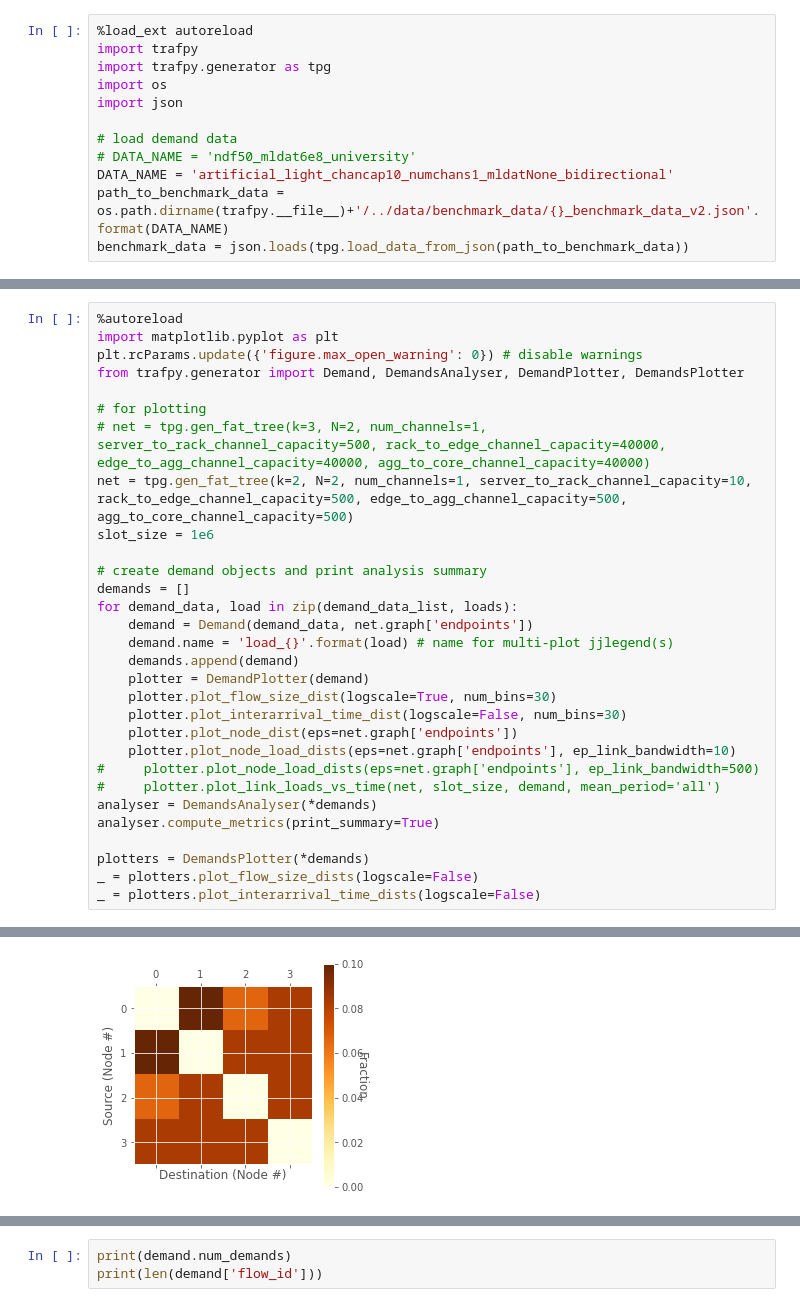
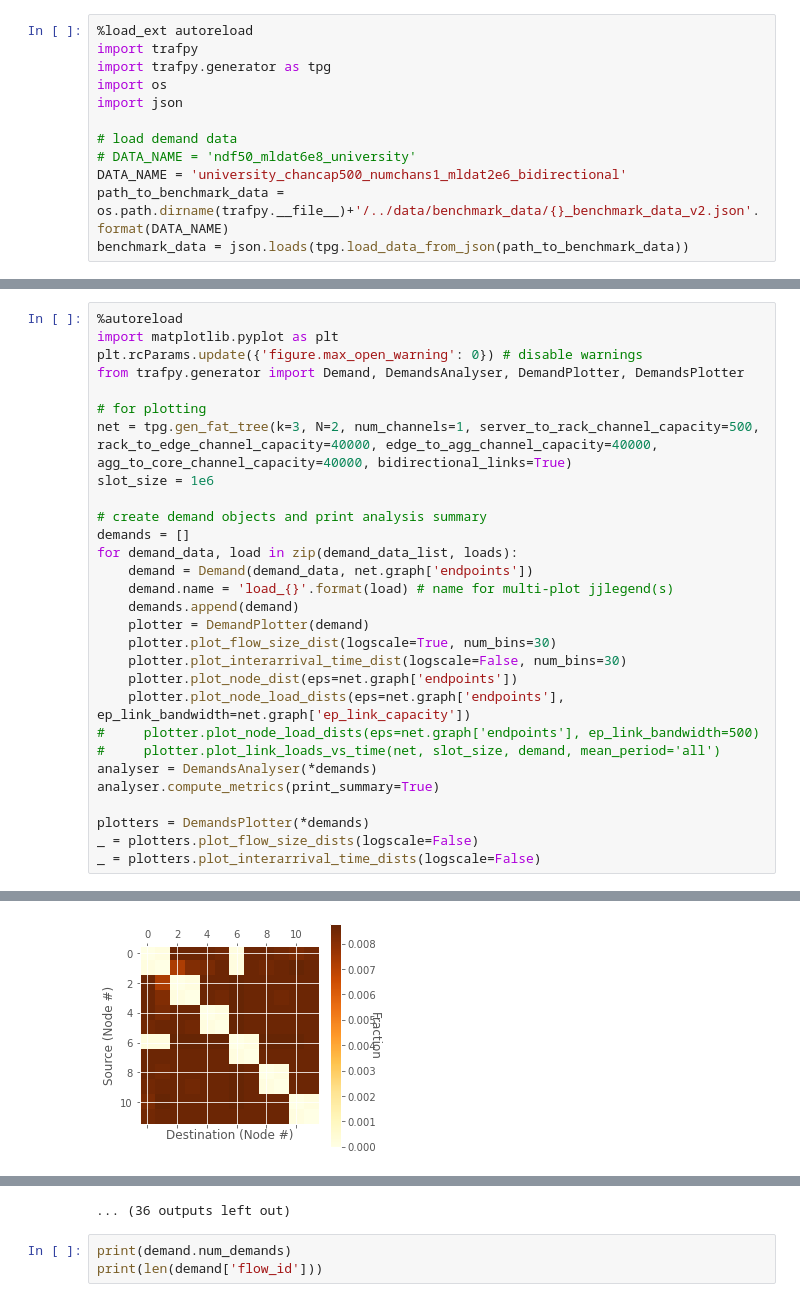
Before and after one commit to cwfparsonson/trafpy, a Jupyter notebook: notebooks/demand_plotbed.ipynb, the cells around one changed output, grey strips where cells are left out. Drawn from its saved outputs; the diff is of its cells as text.

Commit message:
:hammer: Refactored fat tree total network capacity.

```diff
--- a/notebooks/demand_plotbed.ipynb
+++ b/notebooks/demand_plotbed.ipynb
@@ -7,7 +7,7 @@ import json
 
 # load demand data
 # DATA_NAME = 'ndf50_mldat6e8_university'
-DATA_NAME = 'artificial_light_chancap10_numchans1_mldatNone_bidirectional'
+DATA_NAME = 'university_chancap500_numchans1_mldat2e6_bidirectional'
 path_to_benchmark_data = os.path.dirname(trafpy.__file__)+'/../data/benchmark_data/{}_benchmark_data_v2.json'.format(DATA_NAME)
 benchmark_data = json.loads(tpg.load_data_from_json(path_to_benchmark_data))
 # %% [output]
@@ -40,8 +40,7 @@ plt.rcParams.update({'figure.max_open_warning': 0}) # disable warnings
 from trafpy.generator import Demand, DemandsAnalyser, DemandPlotter, DemandsPlotter
 
 # for plotting
-# net = tpg.gen_fat_tree(k=3, N=2, num_channels=1, server_to_rack_channel_capacity=500, rack_to_edge_channel_capacity=40000, edge_to_agg_channel_capacity=40000, agg_to_core_channel_capacity=40000)
-net = tpg.gen_fat_tree(k=2, N=2, num_channels=1, server_to_rack_channel_capacity=10, rack_to_edge_channel_capacity=500, edge_to_agg_channel_capacity=500, agg_to_core_channel_capacity=500)
+net = tpg.gen_fat_tree(k=3, N=2, num_channels=1, server_to_rack_channel_capacity=500, rack_to_edge_channel_capacity=40000, edge_to_agg_channel_capacity=40000, agg_to_core_channel_capacity=40000, bidirectional_links=True)
 slot_size = 1e6
 
 # create demand objects and print analysis summary
@@ -54,7 +53,7 @@ for demand_data, load in zip(demand_data_list, loads):
     plotter.plot_flow_size_dist(logscale=True, num_bins=30)
     plotter.plot_interarrival_time_dist(logscale=False, num_bins=30)
     plotter.plot_node_dist(eps=net.graph['endpoints'])
-    plotter.plot_node_load_dists(eps=net.graph['endpoints'], ep_link_bandwidth=10)
+    plotter.plot_node_load_dists(eps=net.graph['endpoints'], ep_link_bandwidth=net.graph['ep_link_capacity'])
 #     plotter.plot_node_load_dists(eps=net.graph['endpoints'], ep_link_bandwidth=500)
 #     plotter.plot_link_loads_vs_time(net, slot_size, demand, mean_period='all')
 analyser = DemandsAnalyser(*demands)
@@ -74,2 +77,2 @@ _ = plotters.plot_interarrival_time_dists(logscale=False)
-[figure, old version]
+[figure, new version]
 <Figure size 432x288 with 0 Axes>
@@ -83,3 +86,4 @@ _ = plotters.plot_interarrival_time_dists(logscale=False)
+... (36 outputs left out)
 # %%
 print(demand.num_demands)
 print(len(demand['flow_id']))
```
Also changed, not shown: parts of 3 cells of this notebook, 7 other files.
